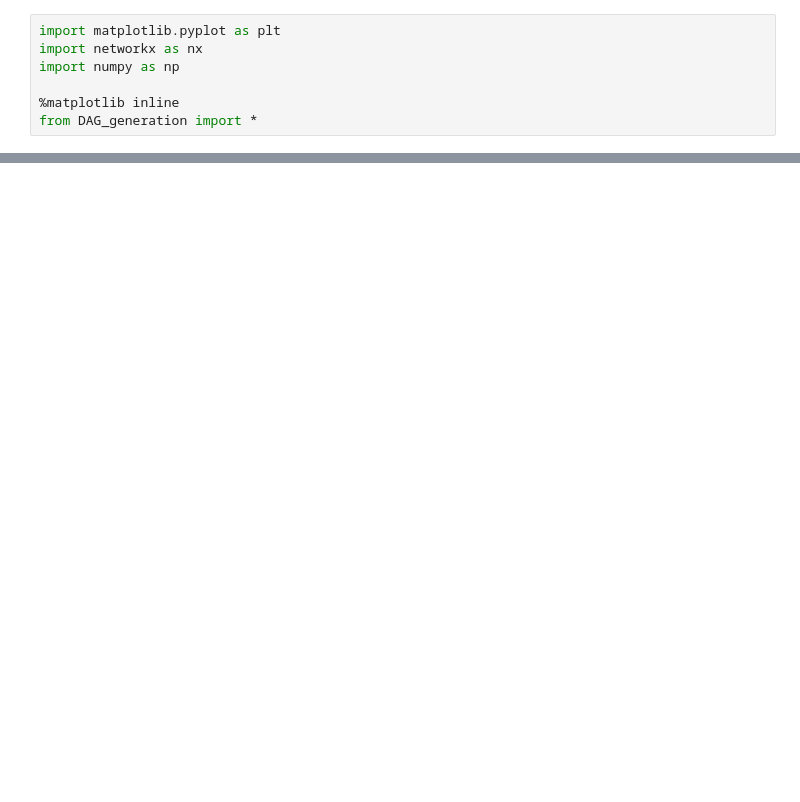
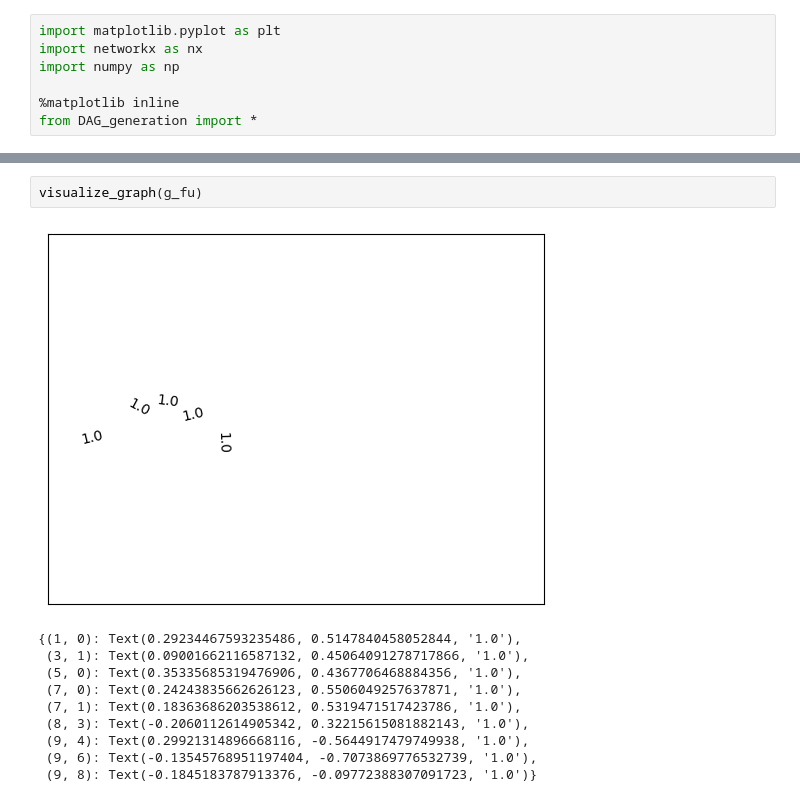
Before and after one commit to MehrabHamidi99/DAG_pgm, a Jupyter notebook: visualize_dag.ipynb, the cells around one changed output, grey strips where cells are left out. Cells and saved outputs as stored; diff of their text form; blank space fills up the shorter version.

```diff
--- a/visualize_dag.ipynb
+++ b/visualize_dag.ipynb
@@ -39,2 +29,15 @@ edge_labels
+# %%
+visualize_graph(g_fu)
+# %% [output]
+[figure, added]
+{(1, 0): Text(0.29234467593235486, 0.5147840458052844, '1.0'),
+ (3, 1): Text(0.09001662116587132, 0.45064091278717866, '1.0'),
+ (5, 0): Text(0.35335685319476906, 0.4367706468884356, '1.0'),
+ (7, 0): Text(0.24243835662626123, 0.5506049257637871, '1.0'),
+ (7, 1): Text(0.18363686203538612, 0.5319471517423786, '1.0'),
+ (8, 3): Text(-0.2060112614905342, 0.32215615081882143, '1.0'),
+ (9, 4): Text(0.29921314896668116, -0.5644917479749938, '1.0'),
+ (9, 6): Text(-0.13545768951197404, -0.7073869776532739, '1.0'),
+ (9, 8): Text(-0.1845183787913376, -0.09772388307091723, '1.0')}
 # %%
 # random permutation
```
Also changed, not shown: parts of 7 cells of this notebook, 1 other file.
